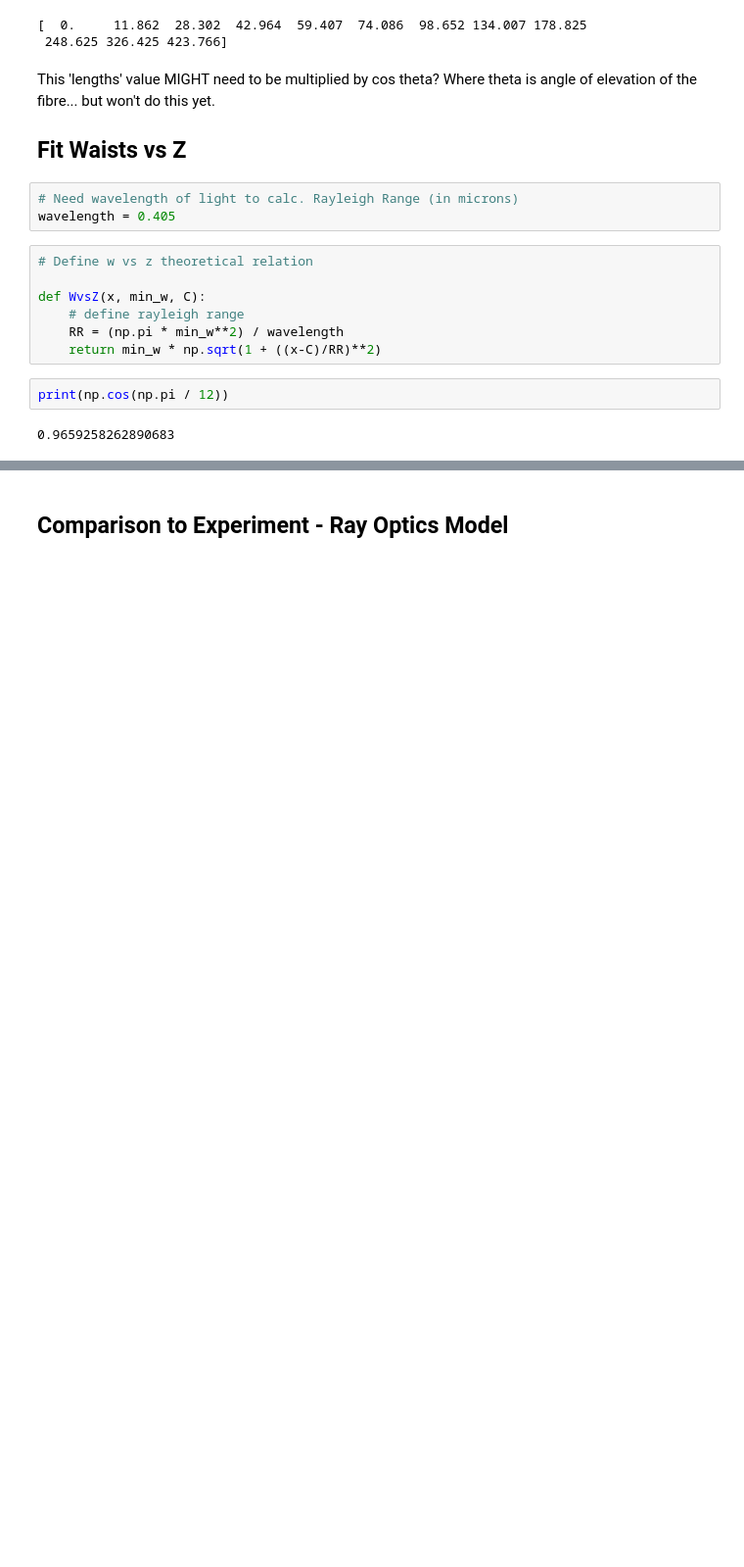
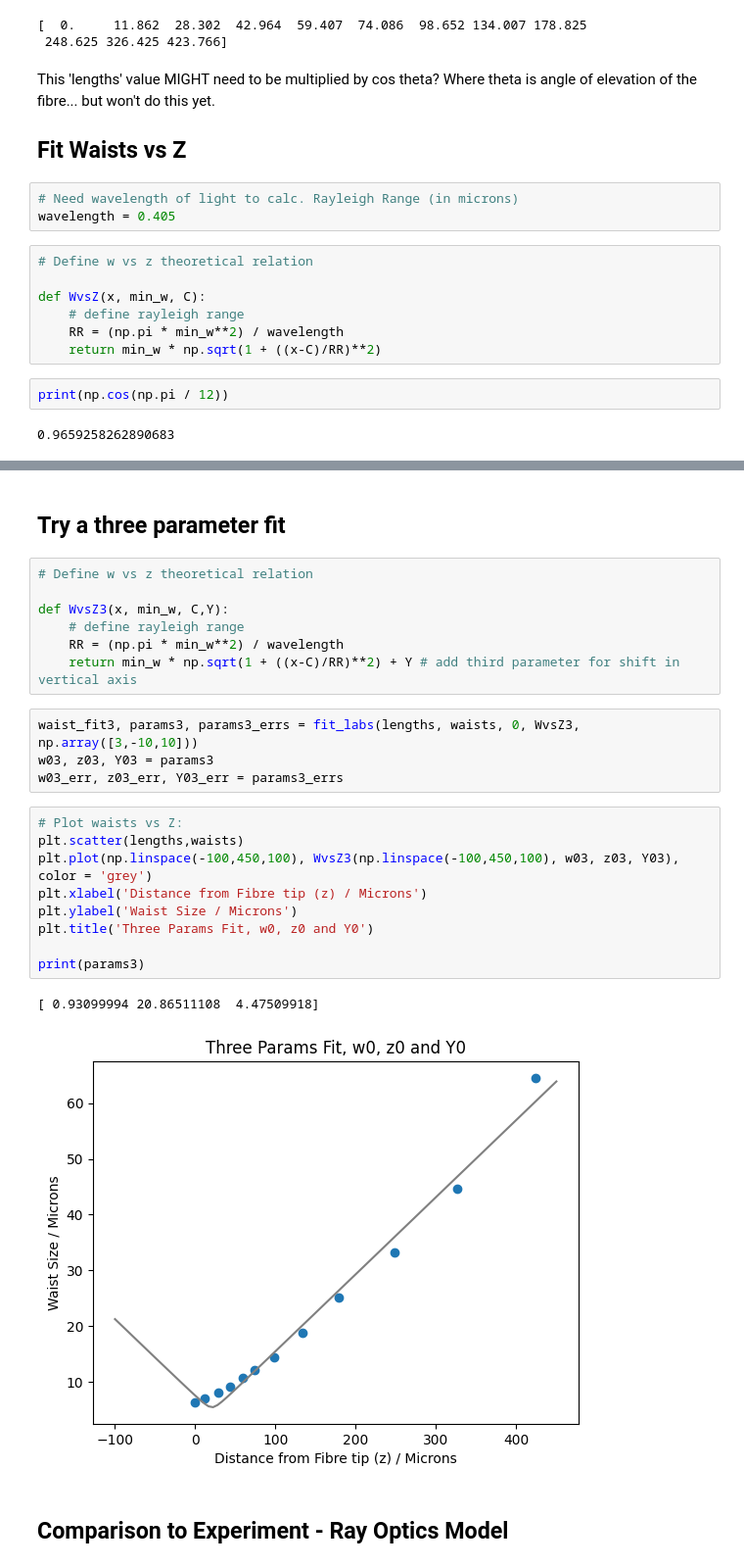
Before and after one commit to akay8/Level4Project, a Jupyter notebook: test_file.ipynb, the cells around one changed output, grey strips where cells are left out. Shown: that part at 98% size. Saved outputs shown, nothing was run; the diff lists cells and outputs as text; blank space fills up the shorter version.

Commit message:
try three param fit

```diff
--- a/test_file.ipynb
+++ b/test_file.ipynb
@@ -238,4 +238,29 @@ print(params, params_errs)
 [figure]
+# %% [markdown]
+## Try a three parameter fit
+# %%
+# Define w vs z theoretical relation
+
+def WvsZ3(x, min_w, C,Y):
+    # define rayleigh range
+    RR = (np.pi * min_w**2) / wavelength
+    return min_w * np.sqrt(1 + ((x-C)/RR)**2) + Y # add third parameter for shift in vertical axis
+# %%
+waist_fit3, params3, params3_errs = fit_labs(lengths, waists, 0, WvsZ3, np.array([3,-10,10]))
+w03, z03, Y03 = params3
+w03_err, z03_err, Y03_err = params3_errs
+# %%
+# Plot waists vs Z:
+plt.scatter(lengths,waists)
+plt.plot(np.linspace(-100,450,100), WvsZ3(np.linspace(-100,450,100), w03, z03, Y03), color = 'grey')
+plt.xlabel('Distance from Fibre tip (z) / Microns')
+plt.ylabel('Waist Size / Microns')
+plt.title('Three Params Fit, w0, z0 and Y0')
+
+print(params3)
+# %% [output]
+[ 0.93099994 20.86511108  4.47509918]
+[figure, added]
 # %% [markdown]
 ## Comparison to Experiment - Ray Optics Model
 # %%
```
Also changed, not shown: parts of 3 cells of this notebook.
